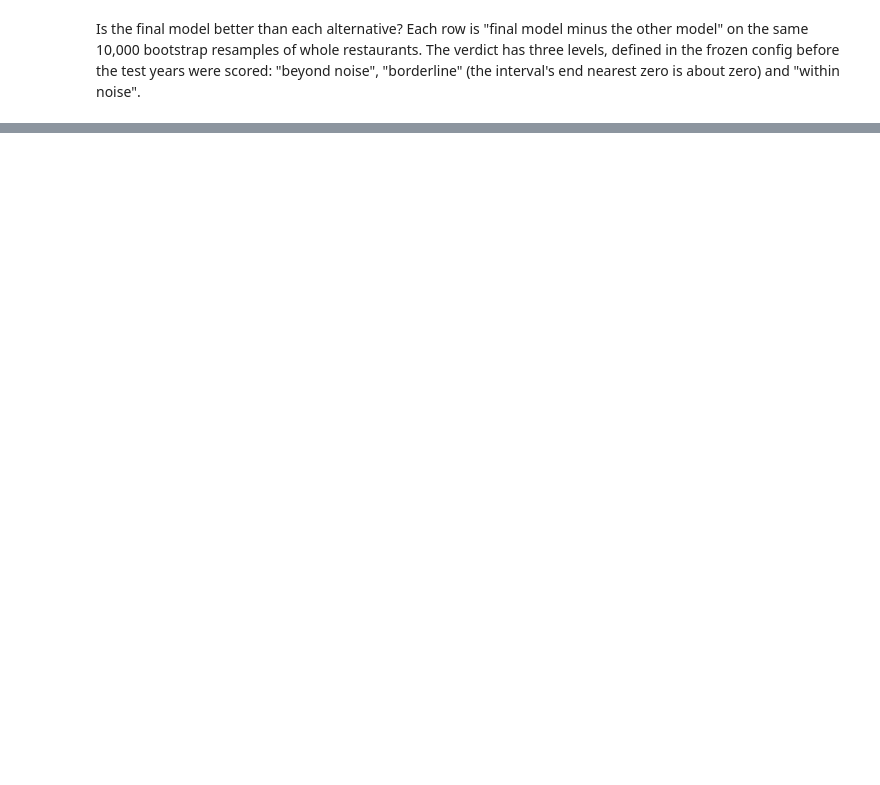
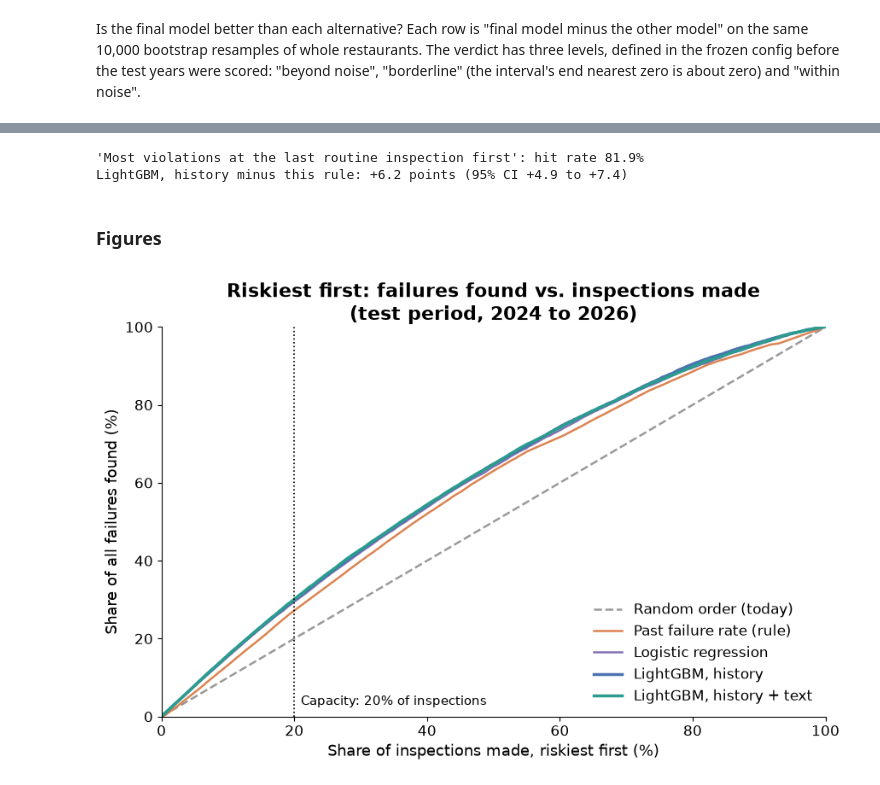
Before and after one commit to nh13120/boston-restaurant-inspection-risk, a Jupyter notebook: notebooks/04_results.ipynb, the cells around one changed output, grey strips where cells are left out. Cells and saved outputs as stored; diff of their text form; code cells hidden in the pictures; blank space fills up the shorter version.

Commit message:
Phase 6: final test evaluation with frozen settings (test years scored once)

```diff
--- a/notebooks/04_results.ipynb
+++ b/notebooks/04_results.ipynb
@@ -131,5 +158,20 @@ plt.show()
+# %%
+simple_rule = M.score_simple_rule(test)
+sensitivity = E.results_table(y_test, {"S1_last_routine_violations": simple_rule}, groups=test_groups)
+d, lo, hi = E.paired_differences(y_test, test_scores[FINAL], simple_rule, groups=test_groups)["precision_at_k"]
+sensitivity["final_model_minus_rule"], sensitivity["diff_ci_lo"], sensitivity["diff_ci_hi"] = d, lo, hi
+sensitivity.to_csv("../results/rule_sensitivity.csv", index=False)
+print(f"'Most violations at the last routine inspection first': hit rate {sensitivity['precision_at_k'][0]:.1%}")
+print(f"{E.MODEL_LABELS[FINAL]} minus this rule: {d * 100:+.1f} points (95% CI {lo * 100:+.1f} to {hi * 100:+.1f})")
+# %% [output]
+'Most violations at the last routine inspection first': hit rate 81.9%
+LightGBM, history minus this rule: +6.2 points (95% CI +4.9 to +7.4)
+# %% [markdown]
+### Figures
 # %%
-fig = E.plot_hit_rate_bar(results, "Visiting the riskiest 20% first: how often a visit finds a failure",
-                          path="../results/figures/hit_rate_bar.png", base_rate=y_test.mean())
+fig = E.plot_gains(y_test, test_scores, "Riskiest first: failures found vs. inspections made\n(test period, 2024 to 2026)",
+                   path="../results/figures/gains_curve_test.png")
 plt.show()
+# %% [output]
+[figure, added]
 # %%
```
Also changed, not shown: parts of 28 cells of this notebook, 14 other files.
